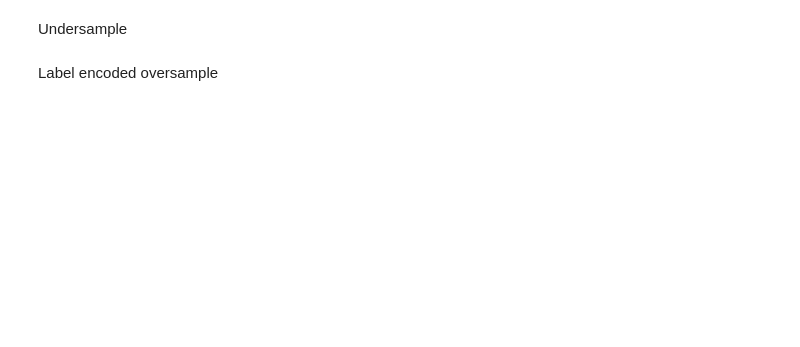
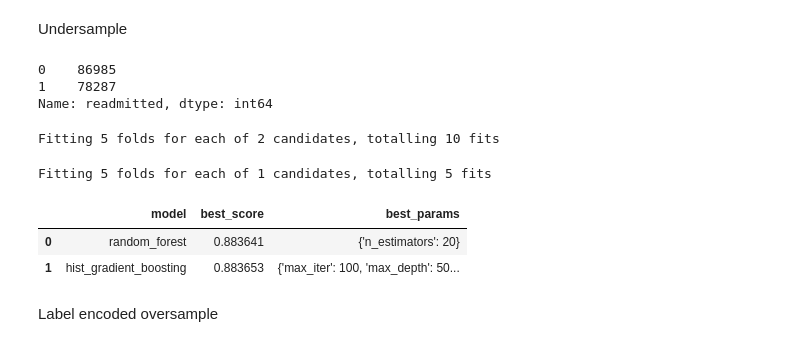
Before and after one commit to mjovanovic9999/ML, a Jupyter notebook: I/notebook/main.ipynb, the cells around one changed output. Saved outputs shown, nothing was run; the diff lists cells and outputs as text; code cells hidden in the pictures; blank space fills up the shorter version.

```diff
--- a/I/notebook/main.ipynb
+++ b/I/notebook/main.ipynb
@@ -908,5 +1086,5 @@ if run_long_tasks or final_df:
 # %%
-def get_balanced_dataframe_undersample(df,algorithm=RandomUnderSampler,ratio=0.9,target="readmitted"):
+def get_balanced_dataframe_undersample(df,algorithm=RandomUnderSampler,ratio=0.91,target="readmitted"):
     new_df=df.copy(deep=True)
 
     #ClusterCentroids,RandomUnderSampler
@@ -919,12 +1097,21 @@ def get_balanced_dataframe_undersample(df,algorithm=RandomUnderSampler,ratio=0.9
 Undersample
 # %%
 if run_long_tasks or final_df:
-    new=get_balanced_dataframe_undersample(dataframe_onehot_binary2,algorithm=RandomUnderSampler,ratio=0.85)
+    new=get_balanced_dataframe_undersample(dataframe_onehot_binary2,algorithm=RandomUnderSampler,ratio=0.90)
     print(new["readmitted"].value_counts())
 
     scores, models=randomSearch(new, 'readmitted', search_space, metric='f1', folds=5)
     sc = pd.DataFrame(scores,columns=['model','best_score','best_params'])
-    print(sc)
+sc
+# %% [output]
+0    86985
+1    78287
+Name: readmitted, dtype: int64
+Fitting 5 folds for each of 2 candidates, totalling 10 fits
+Fitting 5 folds for each of 1 candidates, totalling 5 fits
+|  | model | best_score | best_params |
+| 0 | random_forest | 0.883641 | {'n_estimators': 20} |
+| 1 | hist_gradient_boosting | 0.883653 | {'max_iter': 100, 'max_depth': 50... |
 # %%
 dataframe_label_binary2=get_balanced_dataframe_oversample(dataframe_label_binary2,algorithm=SMOTE,ratio=0.9)
 dataframe_onehot_binary2=get_balanced_dataframe_oversample(dataframe_onehot_binary2,algorithm=SMOTE,ratio=0.9)
```
Also changed, not shown: parts of 43 cells of this notebook.
